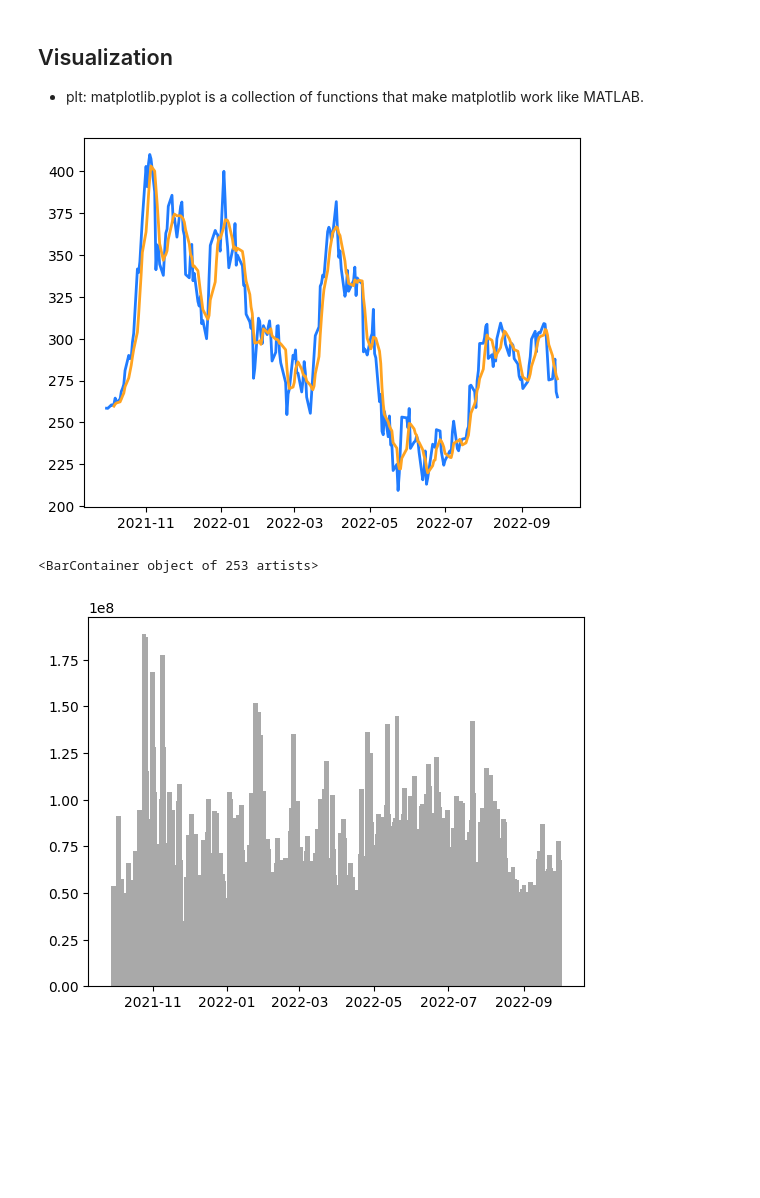
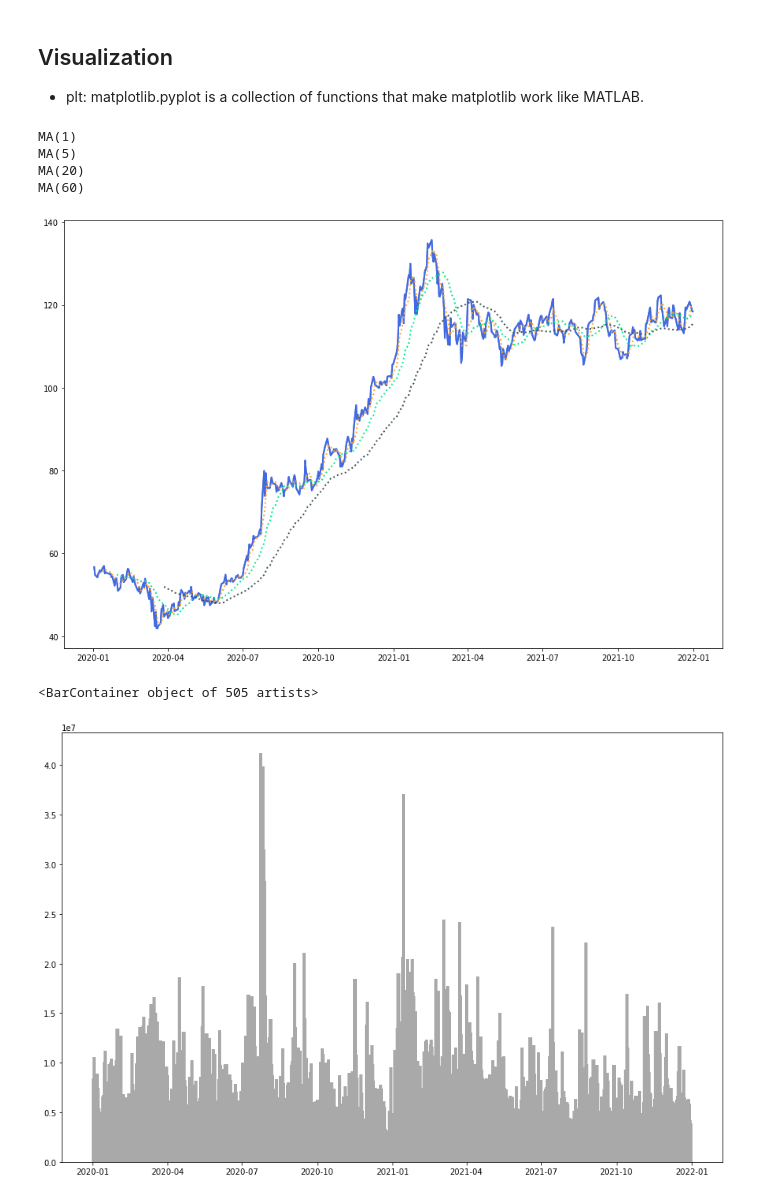
Before and after one commit to RobinChien/y_finance_demo, a Jupyter notebook: y_finance_demo.ipynb, the cells around one changed output. Cells and saved outputs as stored; diff of their text form; code cells hidden in the pictures; blank space fills up the shorter version.

```diff
--- a/y_finance_demo.ipynb
+++ b/y_finance_demo.ipynb
@@ -10,10 +28,10 @@ import matplotlib.pyplot as plt
 # %% [markdown]
 ## Get data by yfinance
 # %%
-# Get the TASLA stock from 2021/10/1 to 2022/10/1
+# Get the TSM stock from 2020/1/1 to 2022/1/1
 # Date is the index of the dataframe
-tsla_df = yf.download("TSLA", start='2021-10-01', end='2022-10-01')
-tsla_df
+tsm = yf.download("TSM", start='2020-01-01', end='2022-01-01')
+tsm
 # %% [output]
 [*********************100%***********************]  1 of 1 completed
 |  | Open | High | Low | Close | Adj Close | Volume |
@@ -81,8 +85,8 @@ tsla_df
 # blue: Open <= Close
 
 def compare_open_and_close_price(open_price, close_price):
-    return 'red' if open_price>close_price else 'blue'
+    return 'red' if open_price>close_price else '#4169e1'
 
-tsla_df['color'] = tsla_df.apply(lambda x: compare_open_and_close_price(x['Open'], x['Close']), axis=1)
-tsla_df
+tsm['color'] = tsm.apply(lambda x: compare_open_and_close_price(x['Open'], x['Close']), axis=1)
+tsm
 # %% [output]
@@ -103,5 +107,5 @@ tsla_df
 # %%
 # Change the column name from 'Adj Close' to 'MA for 1 days'
-tsla_df=tsla_df.rename(columns = {'Adj Close':'MA for 1 days'})
-tsla_df
+tsm=tsm.rename(columns = {'Adj Close':'MA for 1 days'})
+tsm
 # %% [output]
@@ -124,36 +128,45 @@ tsla_df
 - plt: matplotlib.pyplot is a collection of functions that make matplotlib work like MATLAB.
 # %%
 # Define the color by map
-colors = {'red': '#ff207c', 'grey': '#42535b', 'blue': '#207cff', 'orange': '#ffa320', 'green': '#00ec8b'}
+colors = {'red': '#ff207c', 'grey': '#42535b', 'blue': '#4169e1', 'orange': '#ffa320', 'green': '#00ec8b'}
+style={'0':'-','1':'.'}
 # %%
 # Show 1MA and 5MA line chart
 mov_avg = {
-        'MA (1)': {'Range': 1, 'Color': colors['blue']},
-        'MA (5)': {'Range': 5, 'Color': colors['orange']}
-    }
+        'MA(1)': {'Range':1,'Color':colors['blue'],'style':'-'},
+        'MA(5)': {'Range':5,'Color':colors['orange'],'style':':'},
+        'MA(20)': {'Range':20,'Color':colors['green'],'style':':'},
+        'MA(60)': {'Range':60,'Color':colors['grey'],'style':':'}
+          }
 
-date = tsla_df.index
+date = tsm.index
 
 for ma, ma_info in mov_avg.items():
-    column_name = "MA for %s days" %(str(ma_info['Range']))
+    print(ma)
+    column_name="MA for %s days" %(str(ma_info['Range']))
     plt.plot(
-        date,
-        tsla_df[column_name],
-        color=ma_info['Color'],
-        label=ma,
-        linewidth=2
-    )
+            date,
+            tsm[column_name],
+            color=ma_info['Color'],
+            label=ma,
+            linewidth=2,
+            linestyle=ma_info['style']
+            )
 # %% [output]
+MA(1)
+MA(5)
+MA(20)
+MA(60)
-[figure, old version]
+[figure, new version]
 # %%
 # Volumn bar plot
-vol = tsla_df['Volume']
+vol = tsm['Volume']
 
 vol_plot = plt.bar(date, vol, width=4, color='darkgrey')
 vol_plot
 # %% [output]
-<BarContainer object of 253 artists>
+<BarContainer object of 505 artists>
-[figure, old version]
+[figure, new version]
 # %%
 # Combine prices and volumes in one figure
 
```
Also changed, not shown: parts of 8 cells of this notebook.
